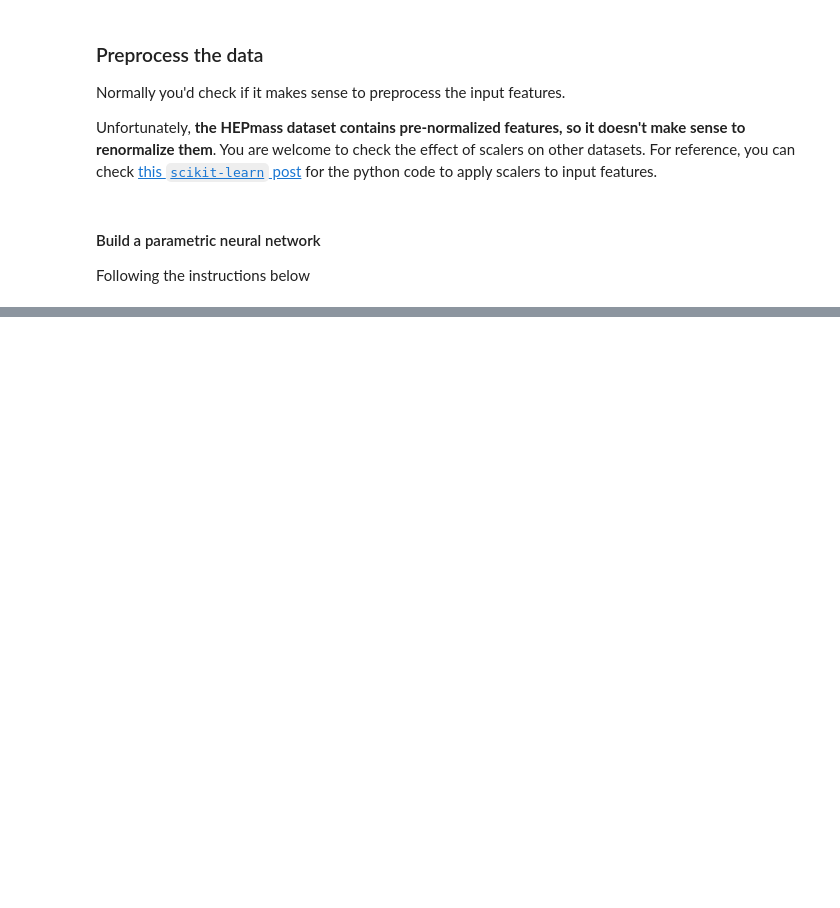
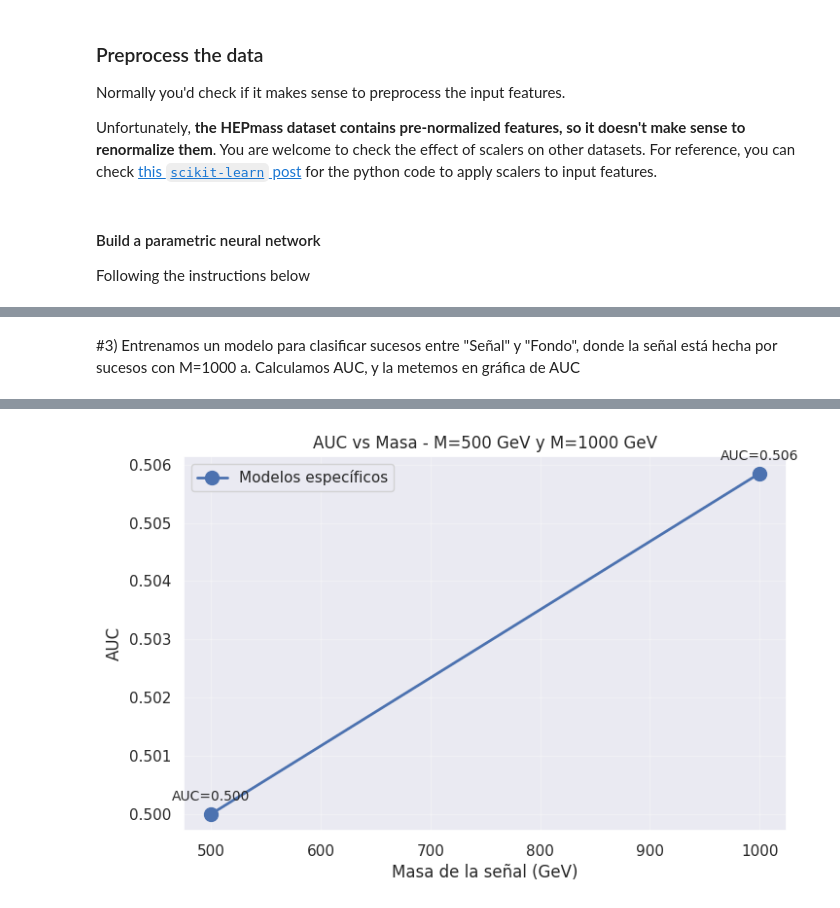
Before and after one commit to joseferbis-cell/PLs-ADFM, a Jupyter notebook: practice_2_a_parameterized_nns.ipynb, the cells around one changed output, grey strips where cells are left out. Cells and saved outputs as stored; diff of their text form; code cells hidden in the pictures; blank space fills up the shorter version.

```diff
--- a/practice_2_a_parameterized_nns.ipynb
+++ b/practice_2_a_parameterized_nns.ipynb
@@ -968,0 +556,75 @@ ANÁLISIS DE RESULTADOS
+# %% [markdown]
+#3) Entrenamos un modelo para clasificar sucesos entre "Señal" y "Fondo", donde la señal está hecha por sucesos con M=1000
+	a. Calculamos AUC, y la metemos en gráfica de AUC
+# %%
+# APARTADO 3: Entrenar modelo para clasificar Señal vs Fondo (M=1000 GeV)
+print("=== APARTADO 3: Modelo para M=1000 GeV ===")
+
+# a. LAS VARIABLES DE INGRESO SON LAS FEATURES (x1,...,xN)
+print("\na) PREPARANDO VARIABLES DE INGRESO:")
+print("   - Variables: 27 características (f0, f1, ..., f26)")
+print("   - Etiqueta: 'label' (1=señal, 0=fondo)")
+
+# Preparar datos para masa 1000
+X_train_1000 = train_1000.drop('label', axis=1)  # <-- a. Features x1,...,xN
+y_train_1000 = train_1000['label']               # Etiquetas
+X_test_1000 = test_1000.drop('label', axis=1)    # <-- a. Features x1,...,xN
+y_test_1000 = test_1000['label']                 # Etiquetas
+
+print(f"   - Dimensión entrada: {X_train_1000.shape[1]} características")
+print(f"   - Ejemplos entrenamiento: {X_train_1000.shape[0]}")
+print(f"   - Ejemplos test: {X_test_1000.shape[0]}")
+print(f"   - Señal en train: {y_train_1000.sum()}/{len(y_train_1000)} eventos")
+print(f"   - Fondo en train: {len(y_train_1000) - y_train_1000.sum()}/{len(y_train_1000)} eventos")
+
+# Crear y entrenar modelo
+print("\nEntrenando modelo para M=1000 GeV...")
+model_1000 = modelo_simple(X_train_1000.shape[1])
+
+# Entrenar el modelo
+auc_1000, y_pred_1000 = entrenar_modelo(
+    model_1000,
+    X_train_1000,
+    y_train_1000,
+    X_test_1000,
+    y_test_1000,
+    epochs=15,
+    batch_size=32)
+
+# b. CALCULAMOS AUC Y LA METEMOS EN GRÁFICA
+print(f"\nb) RESULTADO AUC:")
+print(f"   ✅ AUC para M=1000 GeV: {auc_1000:.4f}")
+
+# Guardar resultado para gráfica final
+auc_results['specific_models'][1000] = auc_1000
+
+# Actualizar gráfica de AUC vs Masa con segundo punto
+print("\n📊 ACTUALIZANDO GRÁFICA AUC vs MASA (segundo punto):")
+
+masas = [500, 1000]
+auc_valores = [auc_500, auc_1000]
+
+plt.figure(figsize=(8, 5))
+plt.plot(masas, auc_valores, 'bo-', linewidth=2, markersize=10, label='Modelos específicos')
+plt.xlabel('Masa de la señal (GeV)')
+plt.ylabel('AUC')
+plt.title('AUC vs Masa - M=500 GeV y M=1000 GeV')
+plt.grid(True, alpha=0.3)
+plt.legend()
+
+# Añadir anotaciones con valores
+for i, (masa, auc_val) in enumerate(zip(masas, auc_valores)):
+    plt.annotate(f'AUC={auc_val:.3f}', (masa, auc_val),
+                 textcoords="offset points", xytext=(0,10), ha='center', fontsize=10)
+
+plt.show()
+
+print(f"\n APARTADO 3 COMPLETADO:")
+print(f"   - Modelo entrenado con {X_train_1000.shape[1]} features")
+print(f"   - AUC calculada: {auc_1000:.4f}")
+print(f"   - Segundo punto añadido a gráfica AUC vs Masa")
+print(f"\n COMPARACIÓN:")
+print(f"   - M=500 GeV:  AUC = {auc_500:.4f}")
+print(f"   - M=1000 GeV: AUC = {auc_1000:.4f}")
+print(f"   - Diferencia: {auc_1000 - auc_500:+.4f}")
+# %% [output]
@@ -968,0 +651 @@ ANÁLISIS DE RESULTADOS
+[figure, added]
```
Also changed, not shown: parts of 16 cells of this notebook.
